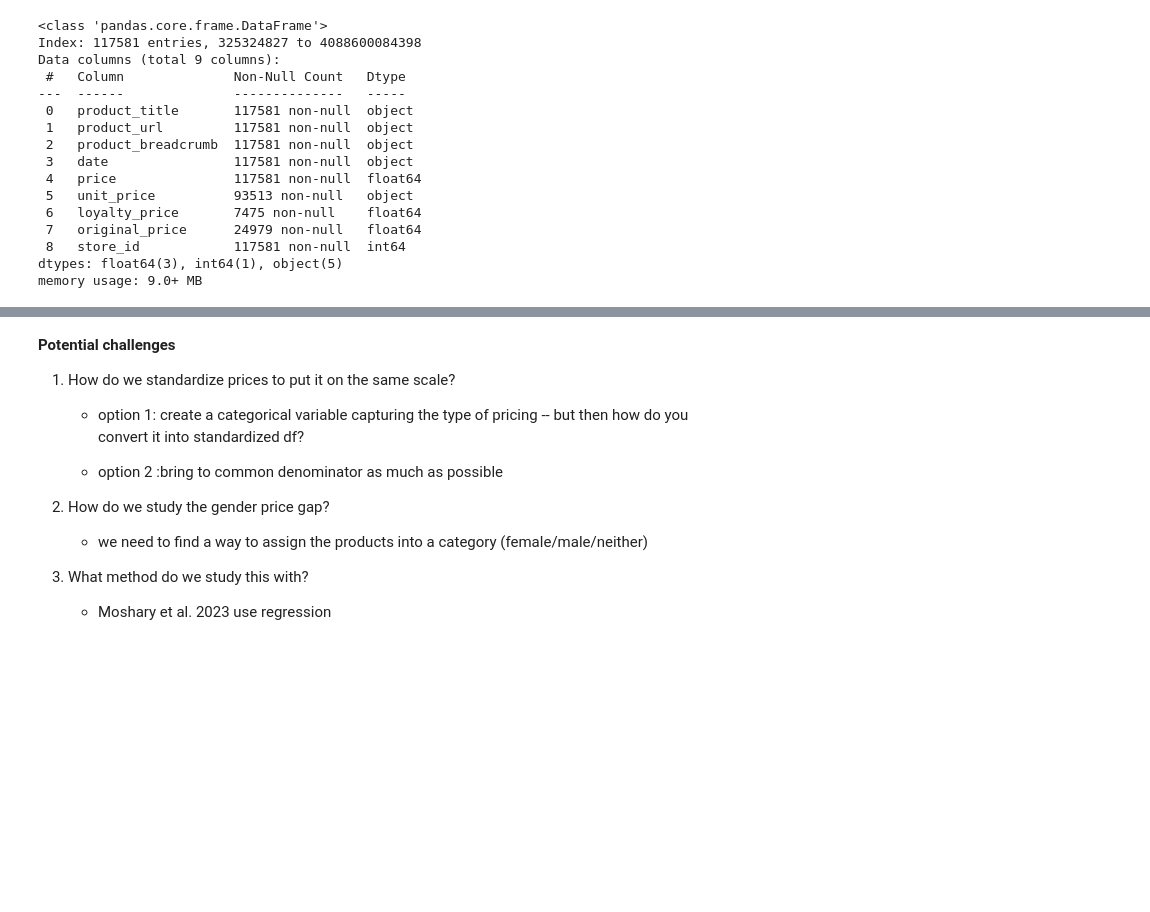
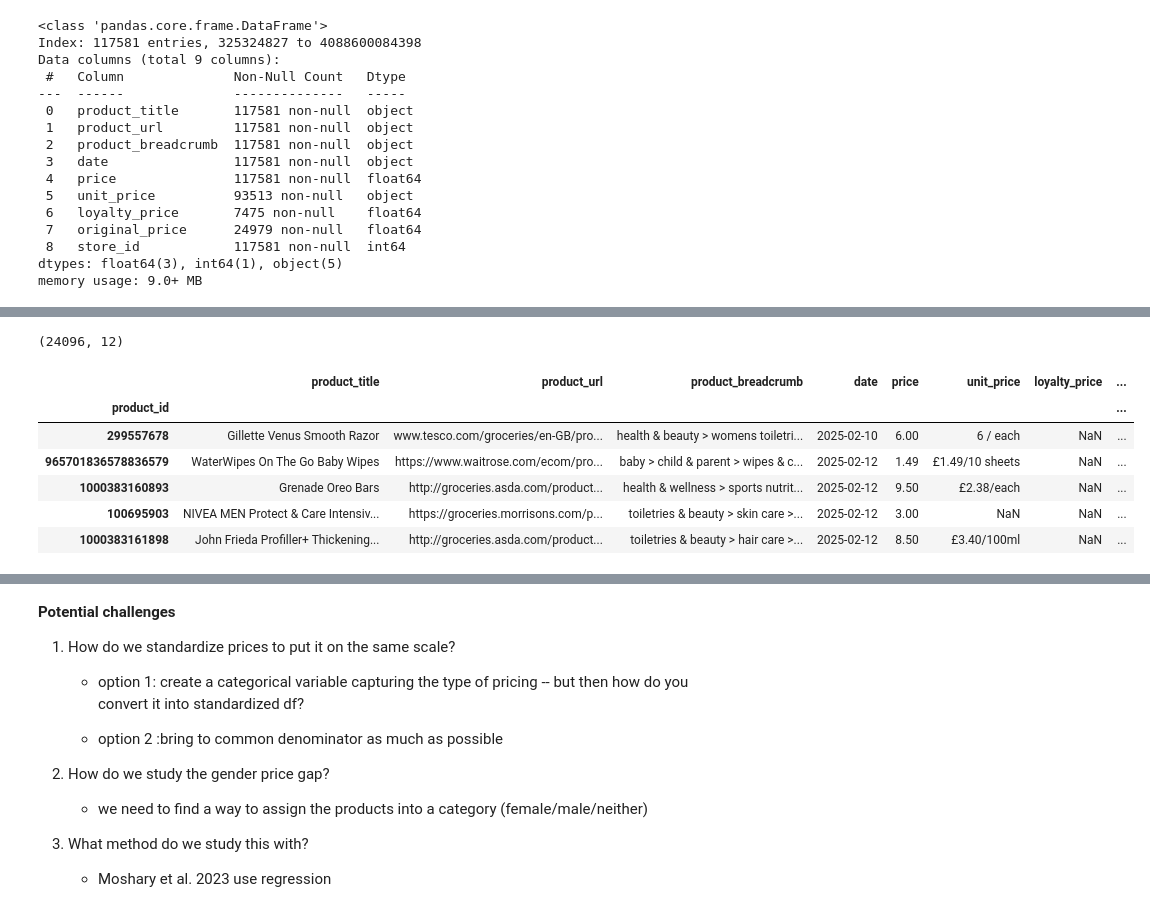
Before and after one commit to aleksandrajaremko/PP422-group-project, a Jupyter notebook: Aleksandra's workbook.ipynb, the cells around one changed output, grey strips where cells are left out. Saved outputs shown, nothing was run; the diff lists cells and outputs as text; code cells hidden in the pictures; blank space fills up the shorter version.

```diff
--- a/Aleksandra's workbook.ipynb
+++ b/Aleksandra's workbook.ipynb
@@ -154,0 +251,15 @@ memory usage: 9.0+ MB
+# %%
+print(filtered_items_df.shape)
+# %% [output]
+(24096, 12)
+# %%
+rand_sample_df = filtered_items_df.sample(n=5)
+rand_sample_df
+# %% [output]
+|  | product_title | product_url | product_breadcrumb | date | price | unit_price | loyalty_price | ... |
+| product_id |  |  |  |  |  |  |  | ... |
+| 299557678 | Gillette Venus Smooth Razor | www.tesco.com/groceries/en-GB/pro... | health & beauty > womens toiletri... | 2025-02-10 | 6.00 | 6 / each | NaN | ... |
+| 965701836578836579 | WaterWipes On The Go Baby Wipes | https://www.waitrose.com/ecom/pro... | baby > child & parent > wipes & c... | 2025-02-12 | 1.49 | £1.49/10 sheets | NaN | ... |
+| 1000383160893 | Grenade Oreo Bars | http://groceries.asda.com/product... | health & wellness > sports nutrit... | 2025-02-12 | 9.50 | £2.38/each | NaN | ... |
+| 100695903 | NIVEA MEN Protect & Care Intensiv... | https://groceries.morrisons.com/p... | toiletries & beauty > skin care >... | 2025-02-12 | 3.00 | NaN | NaN | ... |
+| 1000383161898 | John Frieda Profiller+ Thickening... | http://groceries.asda.com/product... | toiletries & beauty > hair care >... | 2025-02-12 | 8.50 | £3.40/100ml | NaN | ... |
```
Also changed, not shown: parts of 22 cells of this notebook.
